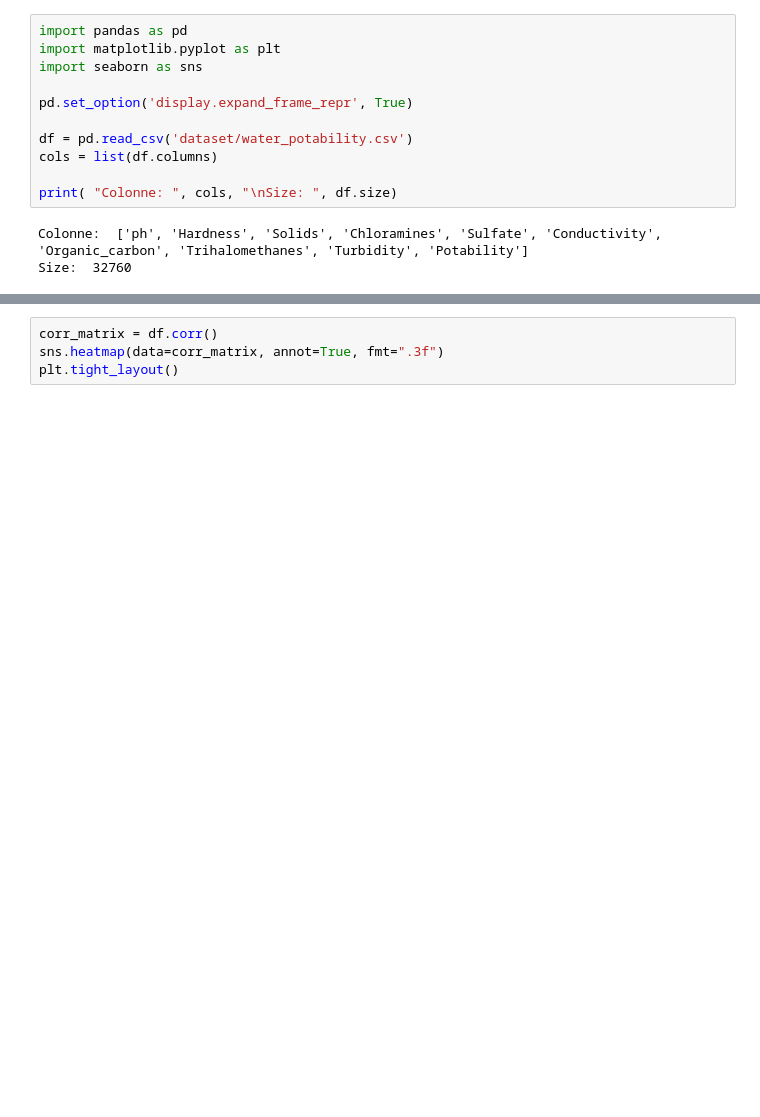
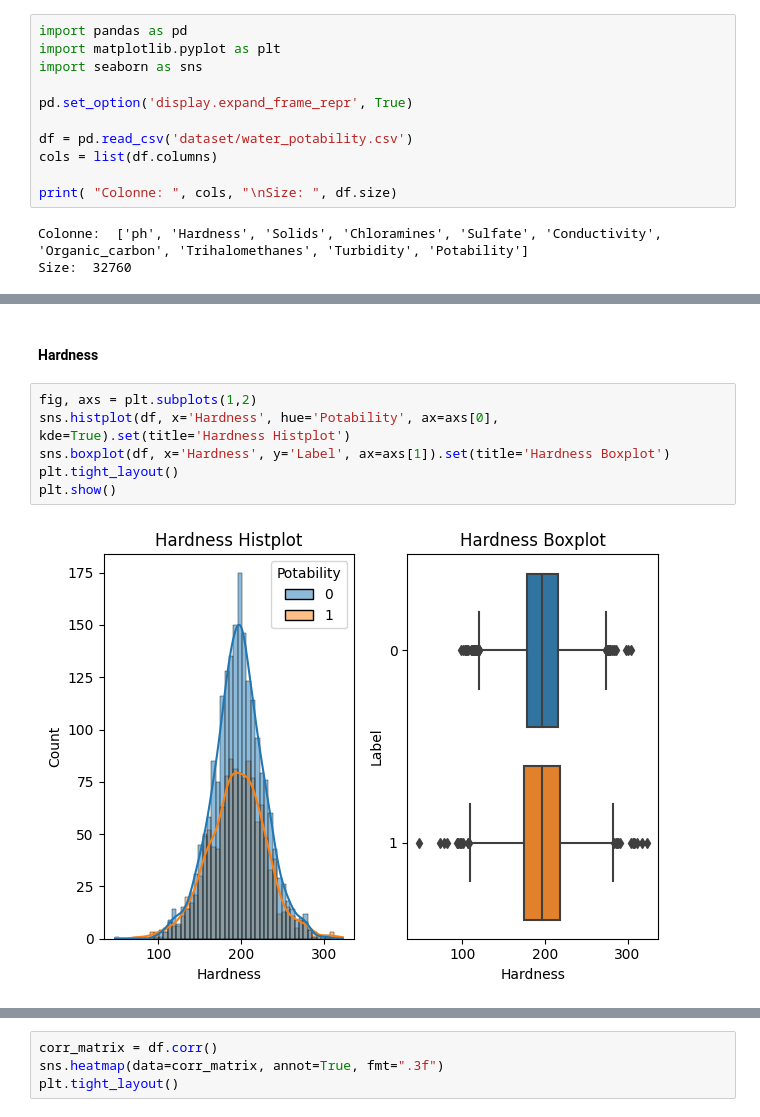
Before and after one commit to zAle711/Machine-Learning-Exam-Project, a Jupyter notebook: water_potability.ipynb, the cells around one changed output, grey strips where cells are left out. Drawn from its saved outputs; the diff is of its cells as text; blank space fills up the shorter version.

```diff
--- a/water_potability.ipynb
+++ b/water_potability.ipynb
@@ -136,0 +148,10 @@ plt.show()
+# %% [markdown]
+#### Hardness
+# %%
+fig, axs = plt.subplots(1,2)
+sns.histplot(df, x='Hardness', hue='Potability', ax=axs[0], kde=True).set(title='Hardness Histplot')
+sns.boxplot(df, x='Hardness', y='Label', ax=axs[1]).set(title='Hardness Boxplot')
+plt.tight_layout()
+plt.show()
+# %% [output]
+[figure, added]
```
Also changed, not shown: parts of 34 cells of this notebook, 2 other files.
